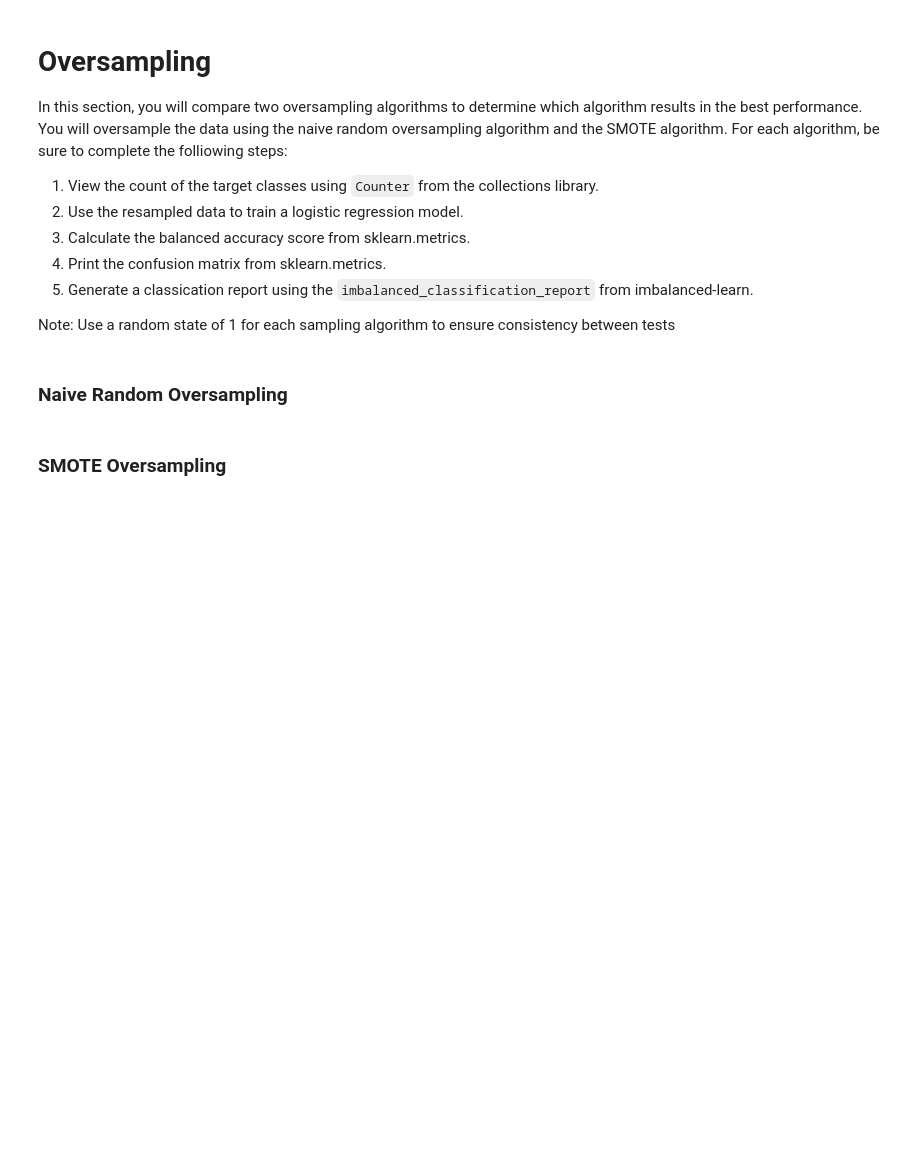
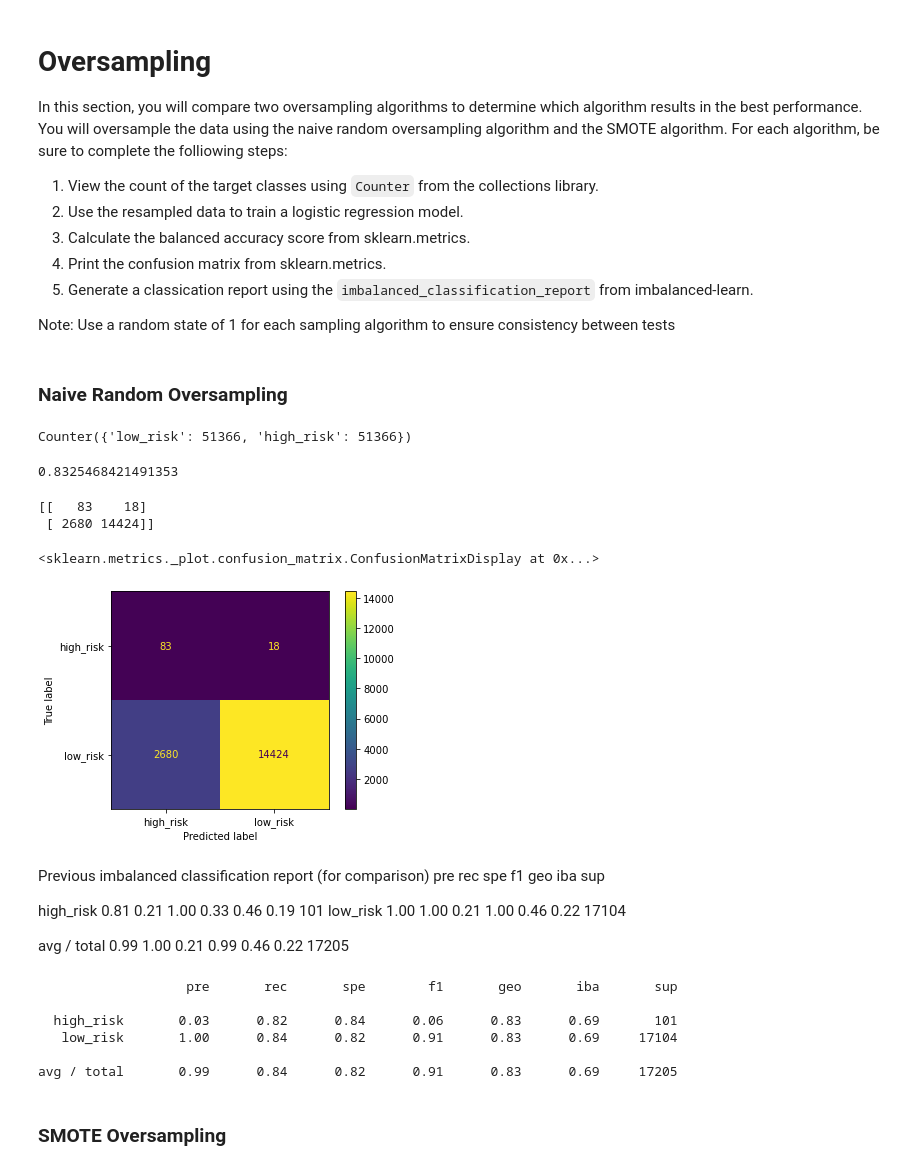
Before and after one commit to kaalrok/Credit_Risk_Analysis, a Jupyter notebook: credit_risk_resampling.ipynb, the cells around one changed output. Drawn from its saved outputs; the diff is of its cells as text; code cells hidden in the pictures; blank space fills up the shorter version.

```diff
--- a/credit_risk_resampling.ipynb
+++ b/credit_risk_resampling.ipynb
@@ -579,4 +598,5 @@ Note: Use a random state of 1 for each sampling algorithm to ensure consistency
 ### Naive Random Oversampling
 # %%
 # Resample the training data with the RandomOversampler
-# YOUR CODE HERE
+ros = RandomOverSampler(random_state=1)
+X_resampled, y_resampled = ros.fit_resample(X_train, y_train)
@@ -586,3 +603,22 @@ Note: Use a random state of 1 for each sampling algorithm to ensure consistency
+# %%
+# what is the balance / mix between loan status
+Counter(y_resampled)
+# %% [output]
+Counter({'low_risk': 51366, 'high_risk': 51366})
+# %%
+# Train the Logistic Regression model using the resampled data
+# clf = classifier
+
+# model
+clf = LogisticRegression(solver='lbfgs', random_state=1)
+
+# fit
+clf.fit(X_resampled, y_resampled)
+
+# predict using the predict method
+y_pred = clf.predict(X_test)
 # %%
 # Calculated the balanced accuracy score
-# YOUR CODE HERE
+balanced_accuracy_score(y_test, y_pred)
+# %% [output]
+0.8325468421491353
@@ -592,6 +625,34 @@ Note: Use a random state of 1 for each sampling algorithm to ensure consistency
+# %%
+cm = confusion_matrix(y_test, y_pred, labels=clf.classes_)
+print(cm)
+# %% [output]
+[[   83    18]
+ [ 2680 14424]]
+# %%
+# Display the confusion matrix (cm)
+disp = ConfusionMatrixDisplay(confusion_matrix=cm,display_labels=clf.classes_)
+disp.plot()
+# %% [output]
+<sklearn.metrics._plot.confusion_matrix.ConfusionMatrixDisplay at 0x...>
+[figure, added]
+# %% [markdown]
+Previous imbalanced classification report (for comparison)
+                   pre       rec       spe        f1       geo       iba       sup
+
+  high_risk       0.81      0.21      1.00      0.33      0.46      0.19       101
+   low_risk       1.00      1.00      0.21      1.00      0.46      0.22     17104
+
+avg / total       0.99      1.00      0.21      0.99      0.46      0.22     17205
 # %%
 # Print the imbalanced classification report
-# YOUR CODE HERE
+print(classification_report_imbalanced(y_test, y_pred))
+# %% [output]
+                   pre       rec       spe        f1       geo       iba       sup
+
+  high_risk       0.03      0.82      0.84      0.06      0.83      0.69       101
+   low_risk       1.00      0.84      0.82      0.91      0.83      0.69     17104
+
+avg / total       0.99      0.84      0.82      0.91      0.83      0.69     17205
 # %% [markdown]
 ### SMOTE Oversampling
 # %%
```
Also changed, not shown: parts of 7 cells of this notebook.
